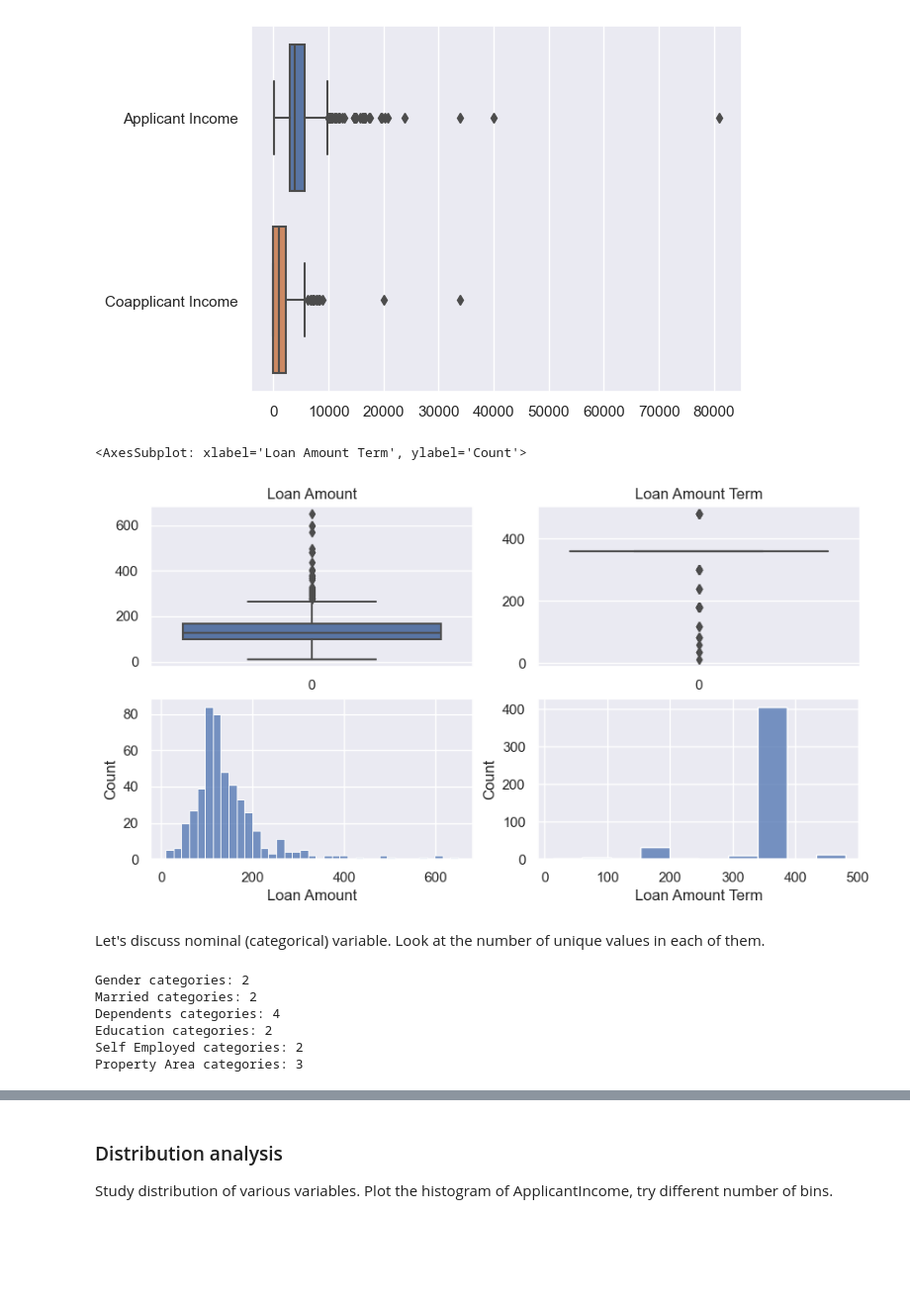
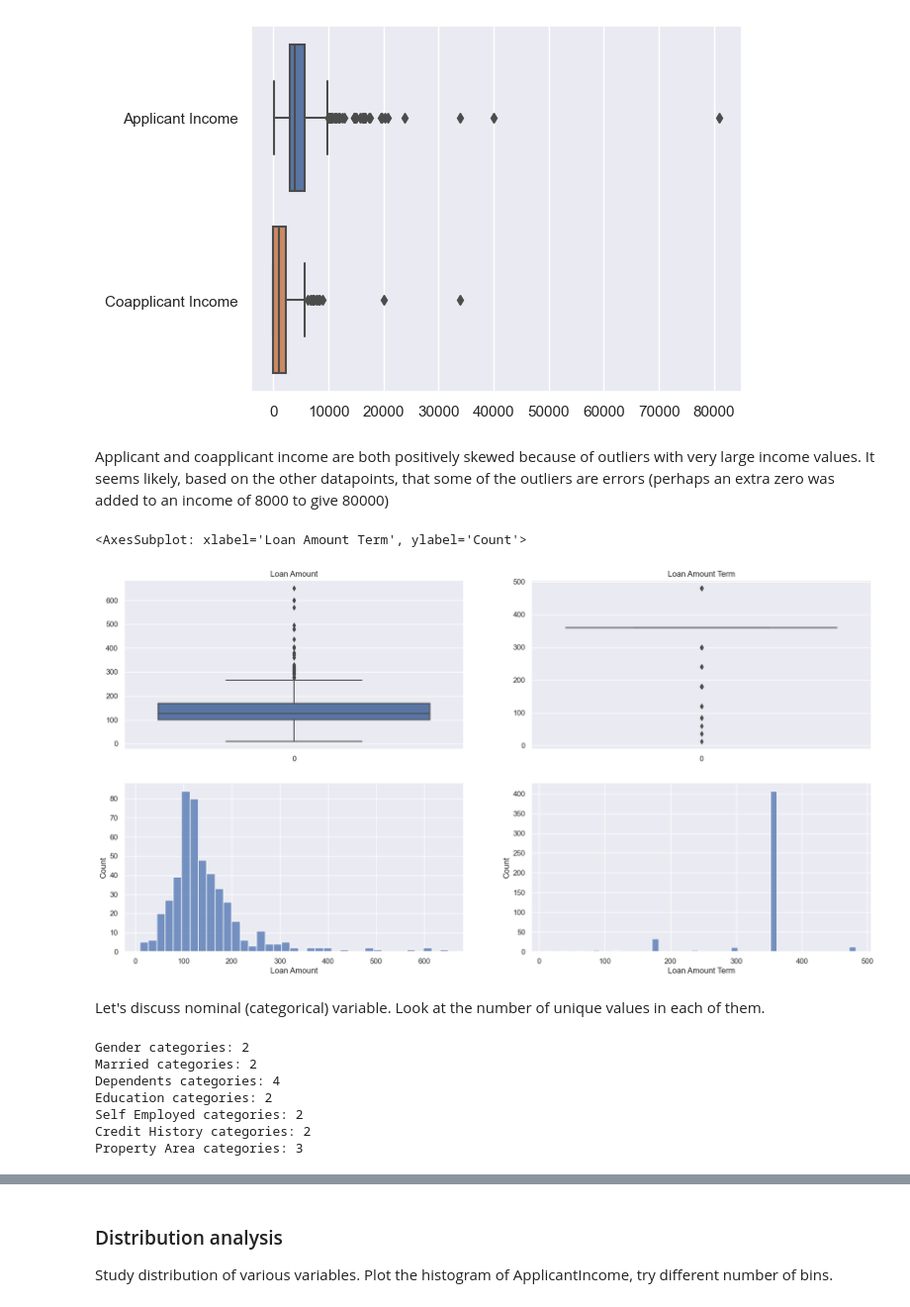
Before and after one commit to jess-moloney/mini-project-4, a Jupyter notebook: notebooks/instructions.ipynb, the cells around one changed output, grey strips where cells are left out. Shown at 99% size. Cells and saved outputs as stored; diff of their text form; code cells hidden in the pictures; blank space fills up the shorter version.

```diff
--- a/notebooks/instructions.ipynb
+++ b/notebooks/instructions.ipynb
@@ -125,0 +142,5 @@ df = df.drop(columns=["Loan Status","Loan_ID"]) # Loan_ID is just a unique value
+# %%
+# credit history is actually a categorical feature
+df['Credit History'] = df['Credit History'].astype(str)
+# %%
+df = df.replace({'Credit History':{'nan':np.nan}})
@@ -244,15 +307,17 @@ sns.boxplot(data=df_train[['Applicant Income','Coapplicant Income']], orient='h'
+# %% [markdown]
+Applicant and coapplicant income are both positively skewed because of outliers with very large income values. It seems likely, based on the other datapoints, that some of the outliers are errors (perhaps an extra zero was added to an income of 8000 to give 80000)
 # %%
-fig, axes = plt.subplots(2,2, sharex=False, figsize=(10,5))
+fig, axes = plt.subplots(2,2, sharex=False, figsize=(20,10))
 
 sns.boxplot(ax=axes[0][0], data=df_train['Loan Amount'])
 axes[0][0].set_title('Loan Amount')
 sns.boxplot(ax=axes[0][1], data=df_train['Loan Amount Term'])
 axes[0][1].set_title(f'Loan Amount Term')
 sns.histplot(ax=axes[1][0], data=df_train['Loan Amount'])
-sns.histplot(ax=axes[1][1], data=df_train['Loan Amount Term'])
+sns.histplot(ax=axes[1][1], data=df_train['Loan Amount Term'], binwidth=10)
 # %% [output]
 <AxesSubplot: xlabel='Loan Amount Term', ylabel='Count'>
-[figure, old version]
+[figure, new version]
 # %% [markdown]
 Let's discuss nominal (categorical) variable. Look at the number of unique values in each of them.
 # %%
@@ -264,4 +329,5 @@ Married categories: 2
 Dependents categories: 4
 Education categories: 2
 Self Employed categories: 2
+Credit History categories: 2
 Property Area categories: 3
```
Also changed, not shown: parts of 113 cells of this notebook, 6 other files.
